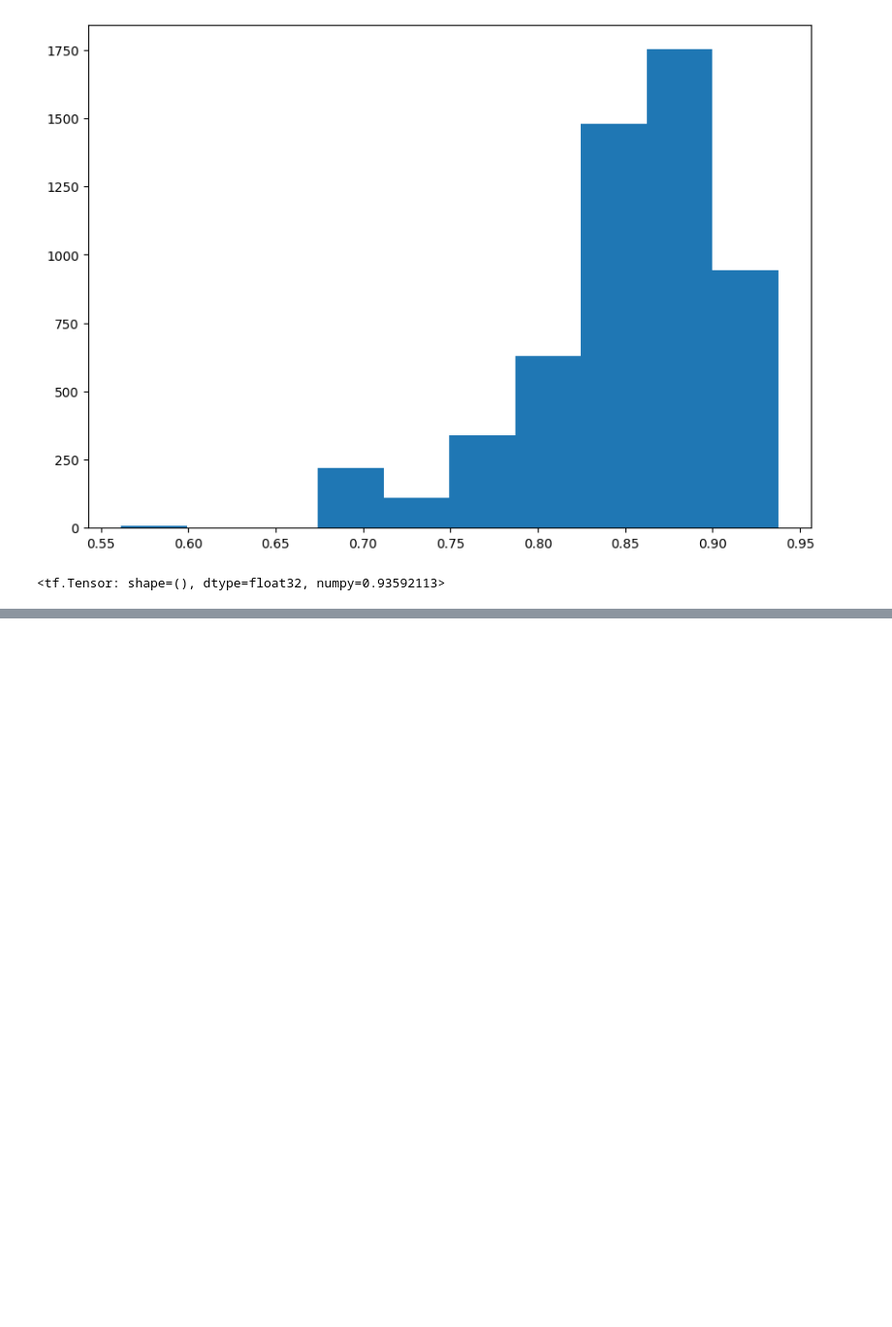
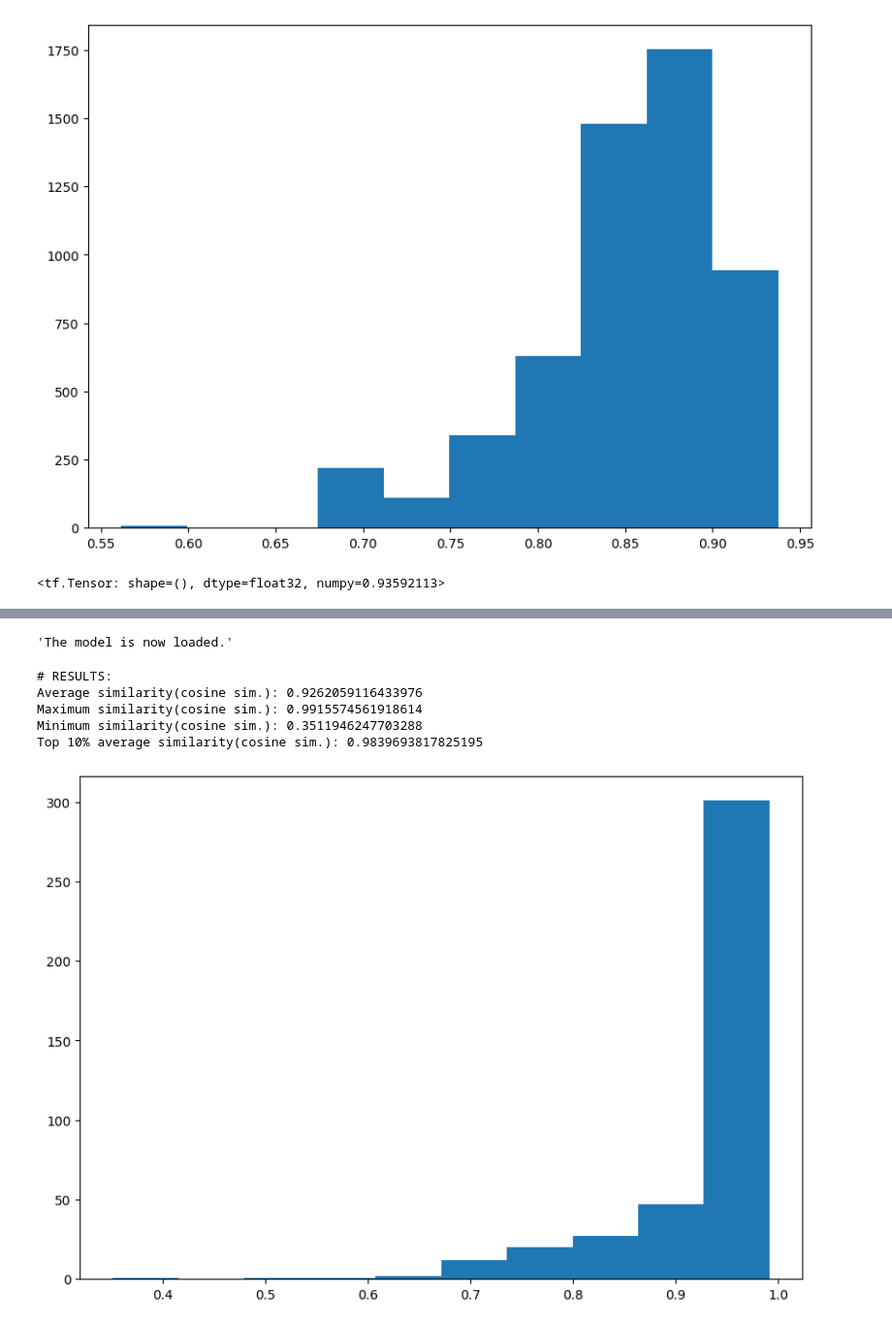
Before and after one commit to tgchen321/NLP_EmbedFintechJournal, a Jupyter notebook: 3. Research data/FreeGPU.ipynb, the cells around one changed output, grey strips where cells are left out. Shown at 97% size. Drawn from its saved outputs; the diff is of its cells as text; code cells hidden in the pictures; blank space fills up the shorter version.

```diff
--- a/3. Research data/FreeGPU.ipynb
+++ b/3. Research data/FreeGPU.ipynb
@@ -123,7 +106,7 @@ for sentence in targetWords:
         targetWV = torch.add(targetWV, glove[word])
         includedWord += 1
     targetWV = targetWV/includedWord
-    result.append(tf.keras.losses.CosineSimilarity()(queryWV, targetWV.numpy() * (-1)))
+    result.append(tf.keras.losses.CosineSimilarity()(queryWV, targetWV).numpy() * (-1))
 
 Evaluation(result)
 # %% [output]
@@ -150,7 +133,7 @@ for word in wholeFileInWords:
     targetWV = torch.add(targetWV, glove[word])
     includedWord += 1
 targetWV = targetWV/includedWord
-result = tf.keras.losses.CosineSimilarity()(queryWV, targetWV.numpy() * (-1))
+result = tf.keras.losses.CosineSimilarity()(queryWV, targetWV).numpy() * (-1)
 result
 # %% [output]
 <tf.Tensor: shape=(), dtype=float32, numpy=0.93592113>
@@ -156,0 +157,27 @@ result
+# %%
+import simple_elmo as SE
+model = SE.ElmoModel()
+model.load("ELMo_eng_model")
+# %% [output]
+'The model is now loaded.'
+# %%
+# sentence
+elapsed = []
+t = time.time()
+queryWV = model.get_elmo_vector_average([dataset[0]["citeSent"]])
+elapsed.append(time.time() - t)
+targetWVs = model.get_elmo_vector_average(targetSents)
+# %%
+with tf.compat.v1.Session() as sess:
+    result = []
+    for targetWV in targetWVs:
+        result.append((tf.keras.losses.CosineSimilarity()(queryWV[0], targetWV) * (-1)).eval())
+Evaluation(result)
+print("Average elapsed time per sentence embedding: " + str(round(sum(elapsed)/len(elapsed), 2)) + " sec")
+# %% [output]
+# RESULTS:
+Average similarity(cosine sim.): 0.9262059116433976
+Maximum similarity(cosine sim.): 0.9915574561918614
+Minimum similarity(cosine sim.): 0.3511946247703288
+Top 10% average similarity(cosine sim.): 0.9839693817825195
+[figure, added]
```
Also changed, not shown: parts of 5 cells of this notebook.
